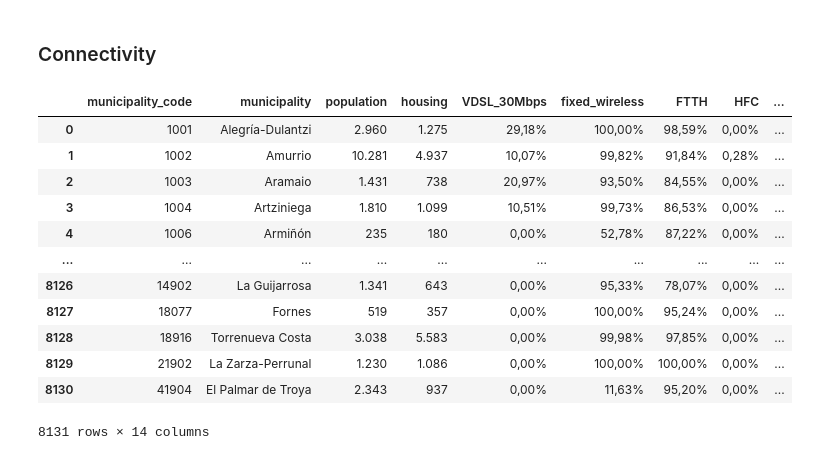
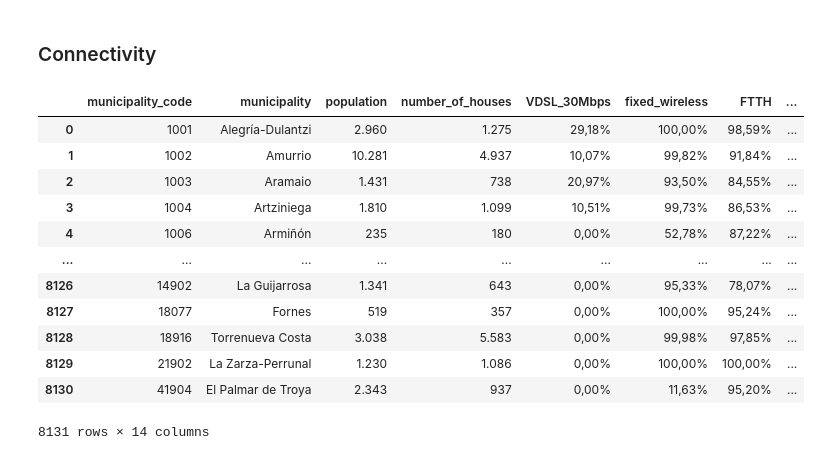
Before and after one commit to marimoysan/ml-pueblos, a Jupyter notebook: notebooks/eda_transport_connectivity.ipynb, the cells around one changed output. Cells and saved outputs as stored; diff of their text form; code cells hidden in the pictures.

```diff
--- a/notebooks/eda_transport_connectivity.ipynb
+++ b/notebooks/eda_transport_connectivity.ipynb
@@ -60,18 +61,23 @@ df_airports.to_csv("../data/processed/filtered_airports.csv", index=False)
 # %%
 df_connectivity = pd.read_csv("../data/raw/conectivity_municipality.csv", encoding="ISO-8859-1", sep=";", decimal=",")
 
-df_connectivity.drop(["Community", "Province"], axis=1)
+df_connectivity.drop(["Community", "Province"], axis=1, inplace = True)
+df_connectivity.rename(columns={"housing": "number_of_houses"}, inplace=True)
+
+
+
+df_connectivity
 # %% [output]
-|  | municipality_code | municipality | population | housing | VDSL_30Mbps | fixed_wireless | FTTH | HFC | ... |
-| 0 | 1001 | Alegría-Dulantzi | 2.960 | 1.275 | 29,18% | 100,00% | 98,59% | 0,00% | ... |
-| 1 | 1002 | Amurrio | 10.281 | 4.937 | 10,07% | 99,82% | 91,84% | 0,28% | ... |
-| 2 | 1003 | Aramaio | 1.431 | 738 | 20,97% | 93,50% | 84,55% | 0,00% | ... |
-| 3 | 1004 | Artziniega | 1.810 | 1.099 | 10,51% | 99,73% | 86,53% | 0,00% | ... |
-| 4 | 1006 | Armiñón | 235 | 180 | 0,00% | 52,78% | 87,22% | 0,00% | ... |
-| ... | ... | ... | ... | ... | ... | ... | ... | ... | ... |
-| 8126 | 14902 | La Guijarrosa | 1.341 | 643 | 0,00% | 95,33% | 78,07% | 0,00% | ... |
-| 8127 | 18077 | Fornes | 519 | 357 | 0,00% | 100,00% | 95,24% | 0,00% | ... |
-| 8128 | 18916 | Torrenueva Costa | 3.038 | 5.583 | 0,00% | 99,98% | 97,85% | 0,00% | ... |
-| 8129 | 21902 | La Zarza-Perrunal | 1.230 | 1.086 | 0,00% | 100,00% | 100,00% | 0,00% | ... |
-| 8130 | 41904 | El Palmar de Troya | 2.343 | 937 | 0,00% | 11,63% | 95,20% | 0,00% | ... |
+|  | municipality_code | municipality | population | number_of_houses | VDSL_30Mbps | fixed_wireless | FTTH | ... |
+| 0 | 1001 | Alegría-Dulantzi | 2.960 | 1.275 | 29,18% | 100,00% | 98,59% | ... |
+| 1 | 1002 | Amurrio | 10.281 | 4.937 | 10,07% | 99,82% | 91,84% | ... |
+| 2 | 1003 | Aramaio | 1.431 | 738 | 20,97% | 93,50% | 84,55% | ... |
+| 3 | 1004 | Artziniega | 1.810 | 1.099 | 10,51% | 99,73% | 86,53% | ... |
+| 4 | 1006 | Armiñón | 235 | 180 | 0,00% | 52,78% | 87,22% | ... |
+| ... | ... | ... | ... | ... | ... | ... | ... | ... |
+| 8126 | 14902 | La Guijarrosa | 1.341 | 643 | 0,00% | 95,33% | 78,07% | ... |
+| 8127 | 18077 | Fornes | 519 | 357 | 0,00% | 100,00% | 95,24% | ... |
+| 8128 | 18916 | Torrenueva Costa | 3.038 | 5.583 | 0,00% | 99,98% | 97,85% | ... |
+| 8129 | 21902 | La Zarza-Perrunal | 1.230 | 1.086 | 0,00% | 100,00% | 100,00% | ... |
+| 8130 | 41904 | El Palmar de Troya | 2.343 | 937 | 0,00% | 11,63% | 95,20% | ... |
 8131 rows × 14 columns
```
Also changed, not shown: parts of 10 cells of this notebook, 3 other files.
